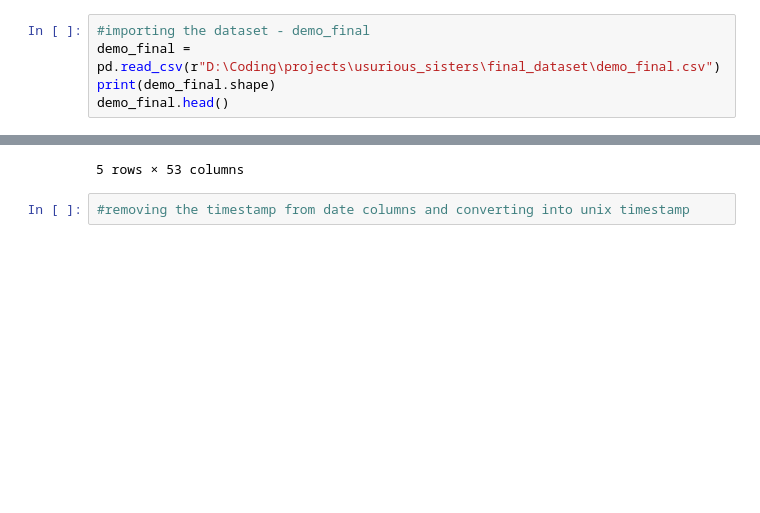
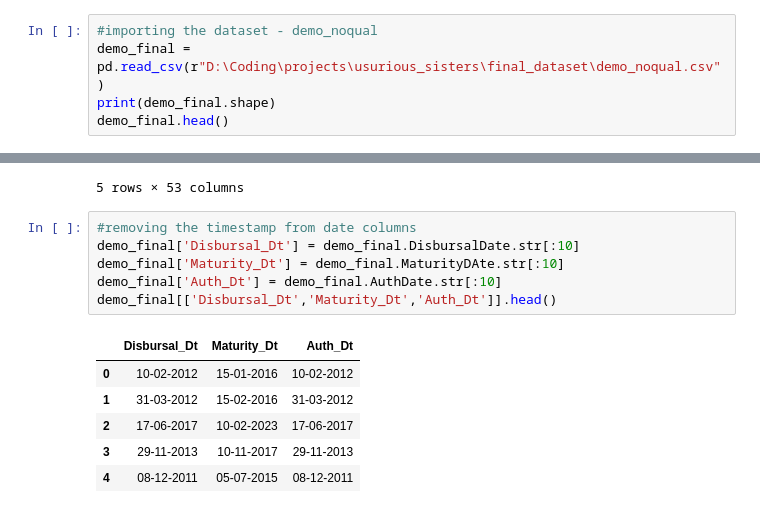
Before and after one commit to RaghupatiRaghav/UsuriousSisters, a Jupyter notebook: data_clean.ipynb, the cells around one changed output, grey strips where cells are left out. Saved outputs shown, nothing was run; the diff lists cells and outputs as text; blank space fills up the shorter version.

```diff
--- a/data_clean.ipynb
+++ b/data_clean.ipynb
@@ -258,8 +259,8 @@ demo_init.head()
 #saving demo_init to manually remove qualitative columns in excel
 demo_init.to_csv(r"D:\Coding\projects\usurious_sisters\final_dataset\demo_init.csv", index = False)
 # %%
-#importing the dataset - demo_final
-demo_final = pd.read_csv(r"D:\Coding\projects\usurious_sisters\final_dataset\demo_final.csv")
+#importing the dataset - demo_noqual
+demo_final = pd.read_csv(r"D:\Coding\projects\usurious_sisters\final_dataset\demo_noqual.csv")
 print(demo_final.shape)
 demo_final.head()
 # %% [output]
@@ -271,5 +272,16 @@ demo_final.head()
 | 3 | 7 | 125 | 48 | 480000 | 400000.0 | 400000.0 | 11600.0 | 29-11-2013 00:00 | ... |
 | 4 | 8 | 152 | 44 | 619265 | 440000.0 | 440000.0 | 15000.0 | 08-12-2011 00:00 | ... |
 5 rows × 53 columns
-# %%
-#removing the timestamp from date columns and converting into unix timestamp
+# %%
+#removing the timestamp from date columns
+demo_final['Disbursal_Dt'] = demo_final.DisbursalDate.str[:10]
+demo_final['Maturity_Dt'] = demo_final.MaturityDAte.str[:10]
+demo_final['Auth_Dt'] = demo_final.AuthDate.str[:10]
+demo_final[['Disbursal_Dt','Maturity_Dt','Auth_Dt']].head()
+# %% [output]
+|  | Disbursal_Dt | Maturity_Dt | Auth_Dt |
+| 0 | 10-02-2012 | 15-01-2016 | 10-02-2012 |
+| 1 | 31-03-2012 | 15-02-2016 | 31-03-2012 |
+| 2 | 17-06-2017 | 10-02-2023 | 17-06-2017 |
+| 3 | 29-11-2013 | 10-11-2017 | 29-11-2013 |
+| 4 | 08-12-2011 | 05-07-2015 | 08-12-2011 |
```
Also changed, not shown: parts of 8 cells of this notebook, 4 other files.
